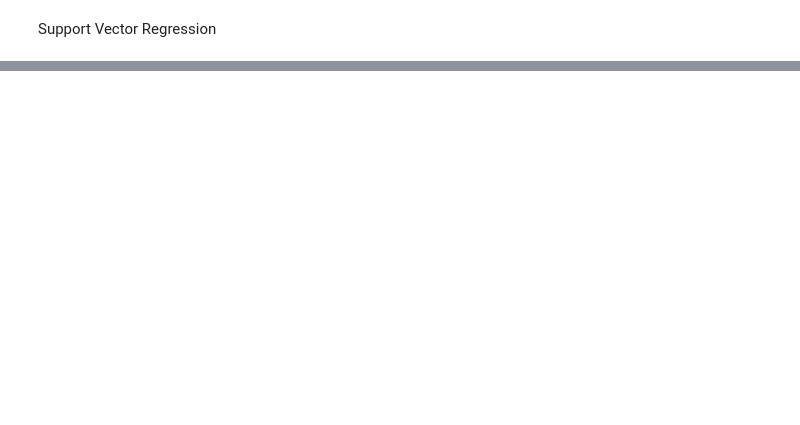
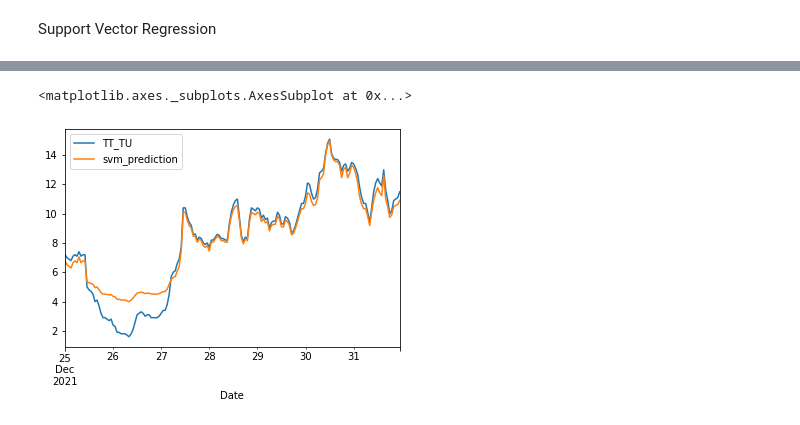
Before and after one commit to sxmxvz/DataExploration_NoData_Wettervorhersage, a Jupyter notebook: main.ipynb, the cells around one changed output, grey strips where cells are left out. Saved outputs shown, nothing was run; the diff lists cells and outputs as text; code cells hidden in the pictures; blank space fills up the shorter version.

```diff
--- a/main.ipynb
+++ b/main.ipynb
@@ -116,7 +118,7 @@ Data set label & split
 # %%
 #create labeled data set for predictions in one year  -> 365*24
 
-prediction_hours = (1)
+prediction_hours = (7*24)
 df["Prediction_TT"]=df["TT_TU"].shift(-prediction_hours)
 df["Prediction_RF"]=df["RF_TU"].shift(-prediction_hours)
 
@@ -188,0 +206,24 @@ array([ 4.35797211,  4.35797211,  4.25539187, ..., 10.69891656,
+# %%
+#add svm_prediction to dataframe 2 for plot
+
+#create a copy of df to df2
+df2 = pd.DataFrame(columns= ["Date"])
+df2['Date'] = df['Date']
+df2['TT_TU'] = df['TT_TU']
+df2['RF_TU'] = df['RF_TU']
+df2['Prediction_TT'] = df['Prediction_TT']
+df2['Prediction_RF'] = df['Prediction_RF']
+df2 = df2.reset_index(drop=True)
+df2['Date'] = pd.to_datetime(df2['Date'])
+
+#create array with nan values
+x= (len(df2)- prediction_hours)
+a = np.empty([x])
+a[:] = np.nan
+
+#add final prediction to nan array
+a = np.append(a,svm_prediction)
+
+#add final array to dataframe2 for plot
+df2.loc[:,'svm_prediction'] = pd.Series(a)
+df2
@@ -188,0 +246,12 @@ array([ 4.35797211,  4.35797211,  4.25539187, ..., 10.69891656,
+# %%
+#plot prediction over total value
+#scope in days for range options
+
+scope = 0
+xy = pd.to_datetime('2021-12-31') - pd.DateOffset(days=((prediction_hours/24)-1) + scope)
+
+df3=df2[df2['Date'] >= xy]
+df3.plot(x="Date", y=["TT_TU", "svm_prediction"], kind="line")
+# %% [output]
+<matplotlib.axes._subplots.AxesSubplot at 0x...>
+[figure, added]
```
Also changed, not shown: parts of 16 cells of this notebook, 15 other files.
